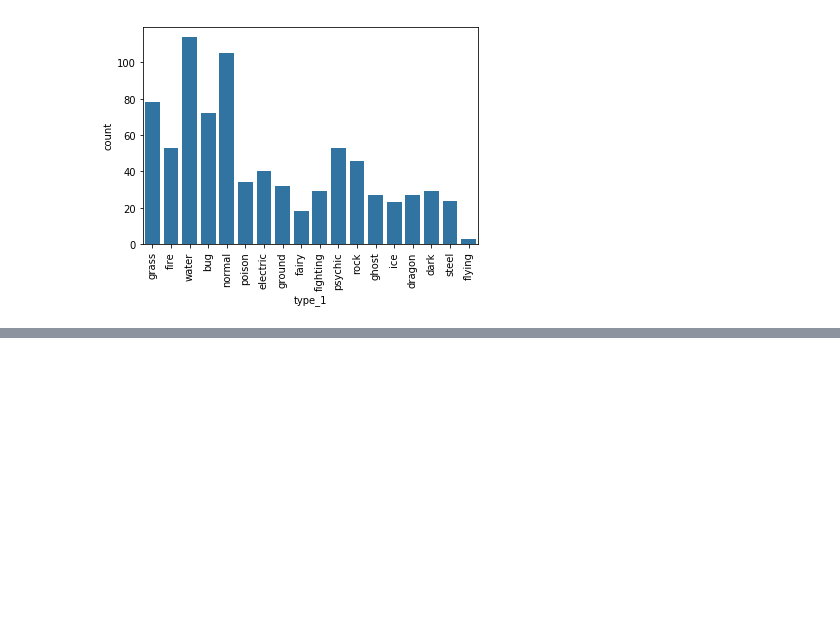
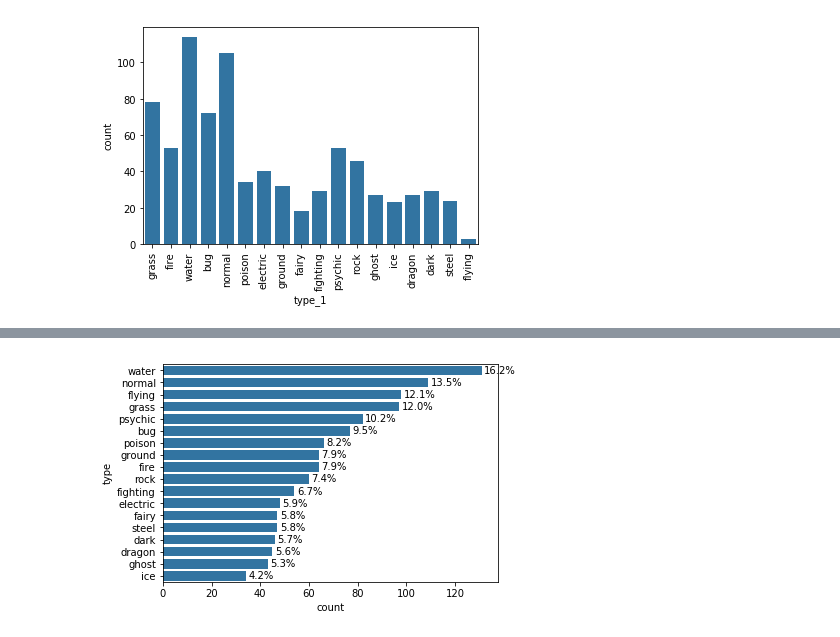
Before and after one commit to ddrdushy/UdacityLearning, a Jupyter notebook: Files/Matplotlib/Matplotlib1.ipynb, the cells around one changed output, grey strips where cells are left out. Saved outputs shown, nothing was run; the diff lists cells and outputs as text; code cells hidden in the pictures; blank space fills up the shorter version.

```diff
--- a/Files/Matplotlib/Matplotlib1.ipynb
+++ b/Files/Matplotlib/Matplotlib1.ipynb
@@ -40,0 +87,10 @@ gen_order = pokemon['type_1'].value_counts().index
+# %%
+base_color = sb.color_palette()[0]
+sb.countplot(data=pkmn_types, y = 'type', color=base_color, order=type_order)
+
+for i in range(type_counts.shape[0]):
+    count = type_counts[i]
+    pct_string = '{:0.1f}%'.format(100*count/n_pokemon)
+    plt.text(count+1, i,pct_string, va='center');
+# %% [output]
+[figure, added]
```
Also changed, not shown: parts of 7 cells of this notebook.
